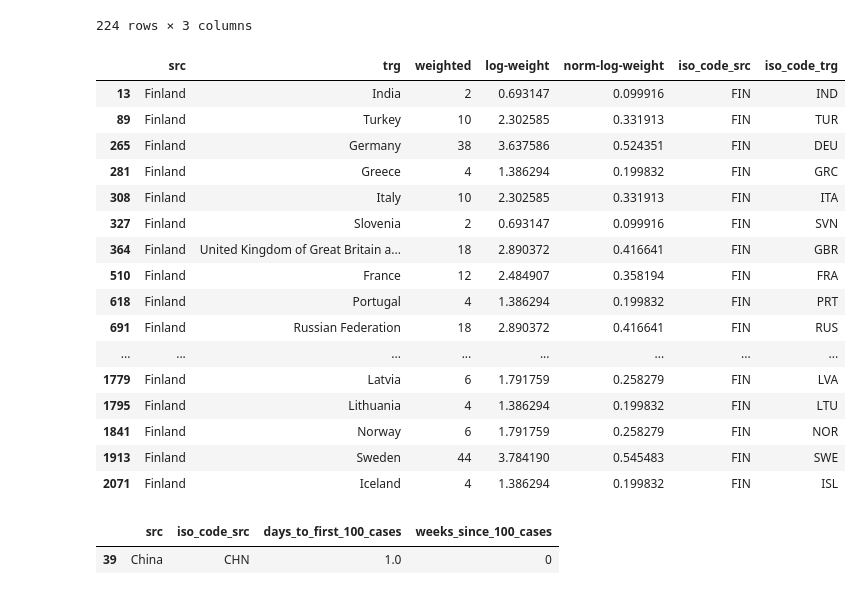
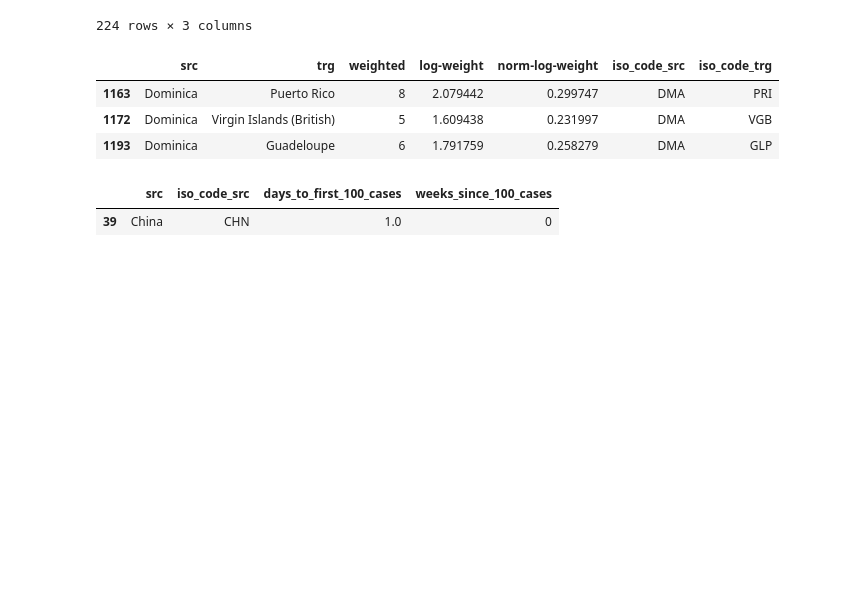
Before and after one commit to jcllobet/MasterThesis, a Jupyter notebook: Unify_Country_ISOs.ipynb, the cells around one changed output. Drawn from its saved outputs; the diff is of its cells as text; code cells hidden in the pictures; blank space fills up the shorter version.

```diff
--- a/Unify_Country_ISOs.ipynb
+++ b/Unify_Country_ISOs.ipynb
@@ -669,0 +650,32 @@ flt_u
+# %%
+#DROPPING LOW FLIGHTS COUNTRIES
+
+
+drop_l = ["American Samoa",
+          "Christmas Island",
+          "Cocos (Keeling) Islands",
+          "Cook Islands",
+          "Falkland Islands (Malvinas)",
+          "French Polynesia",
+          "Lesotho",
+          "Marshall Islands",
+          "Nauru",
+          "Niue",
+          "Saint Vincent and the Grenadines",
+          "Swaziland",
+          "Tuvalu",
+          "Wallis and Futuna"
+         ]
+
+low_fly = flt_u[flt_u["src"].isin(drop_l)].index
+low_fly2 = flt_u[flt_u["trg"].isin(drop_l)].index
+i_drop = low_fly.union(low_fly2)
+
+
+flt_u = flt_u.drop(i_drop)
+
+
+low_flights = flt_u.loc[(flt_u["weighted"] <= 1)].index
+
+flt_u = flt_u.drop(low_flights)
+flt_u
@@ -850,28 +892,15 @@ cov_only
 # %%
 #prt_u["weeks_since_100_cases"] = prt_u["days_to_first_100_cases"].astype(int)//7
 #flt_u["weeks_since_100_cases"] = flt_u["days_to_first_100_cases"].astype(int)//7
 #flt_u[flt_u['src']=="Spain"]
 cov_only["weeks_since_100_cases"] = cov_only["days_to_first_100_cases"].astype(int)//7
 cov_only[cov_only['src']=="Finland"]
-flt_u[flt_u['src']=="Finland"]
+flt_u[flt_u['src']=="Dominica"]
 # %% [output]
 |  | src | trg | weighted | log-weight | norm-log-weight | iso_code_src | iso_code_trg |
-| 13 | Finland | India | 2 | 0.693147 | 0.099916 | FIN | IND |
-| 89 | Finland | Turkey | 10 | 2.302585 | 0.331913 | FIN | TUR |
-| 265 | Finland | Germany | 38 | 3.637586 | 0.524351 | FIN | DEU |
-| 281 | Finland | Greece | 4 | 1.386294 | 0.199832 | FIN | GRC |
-| 308 | Finland | Italy | 10 | 2.302585 | 0.331913 | FIN | ITA |
-| 327 | Finland | Slovenia | 2 | 0.693147 | 0.099916 | FIN | SVN |
-| 364 | Finland | United Kingdom of Great Britain a... | 18 | 2.890372 | 0.416641 | FIN | GBR |
-| 510 | Finland | France | 12 | 2.484907 | 0.358194 | FIN | FRA |
-| 618 | Finland | Portugal | 4 | 1.386294 | 0.199832 | FIN | PRT |
-| 691 | Finland | Russian Federation | 18 | 2.890372 | 0.416641 | FIN | RUS |
-| ... | ... | ... | ... | ... | ... | ... | ... |
-| 1779 | Finland | Latvia | 6 | 1.791759 | 0.258279 | FIN | LVA |
-| 1795 | Finland | Lithuania | 4 | 1.386294 | 0.199832 | FIN | LTU |
-| 1841 | Finland | Norway | 6 | 1.791759 | 0.258279 | FIN | NOR |
-| 1913 | Finland | Sweden | 44 | 3.784190 | 0.545483 | FIN | SWE |
-| 2071 | Finland | Iceland | 4 | 1.386294 | 0.199832 | FIN | ISL |
+| 1163 | Dominica | Puerto Rico | 8 | 2.079442 | 0.299747 | DMA | PRI |
+| 1172 | Dominica | Virgin Islands (British) | 5 | 1.609438 | 0.231997 | DMA | VGB |
+| 1193 | Dominica | Guadeloupe | 6 | 1.791759 | 0.258279 | DMA | GLP |
 # %%
 #verifying that only China is patient 0
 #prt_u[prt_u['weeks_since_100_cases']==0]
```
Also changed, not shown: parts of 5 cells of this notebook, 11 other files.
